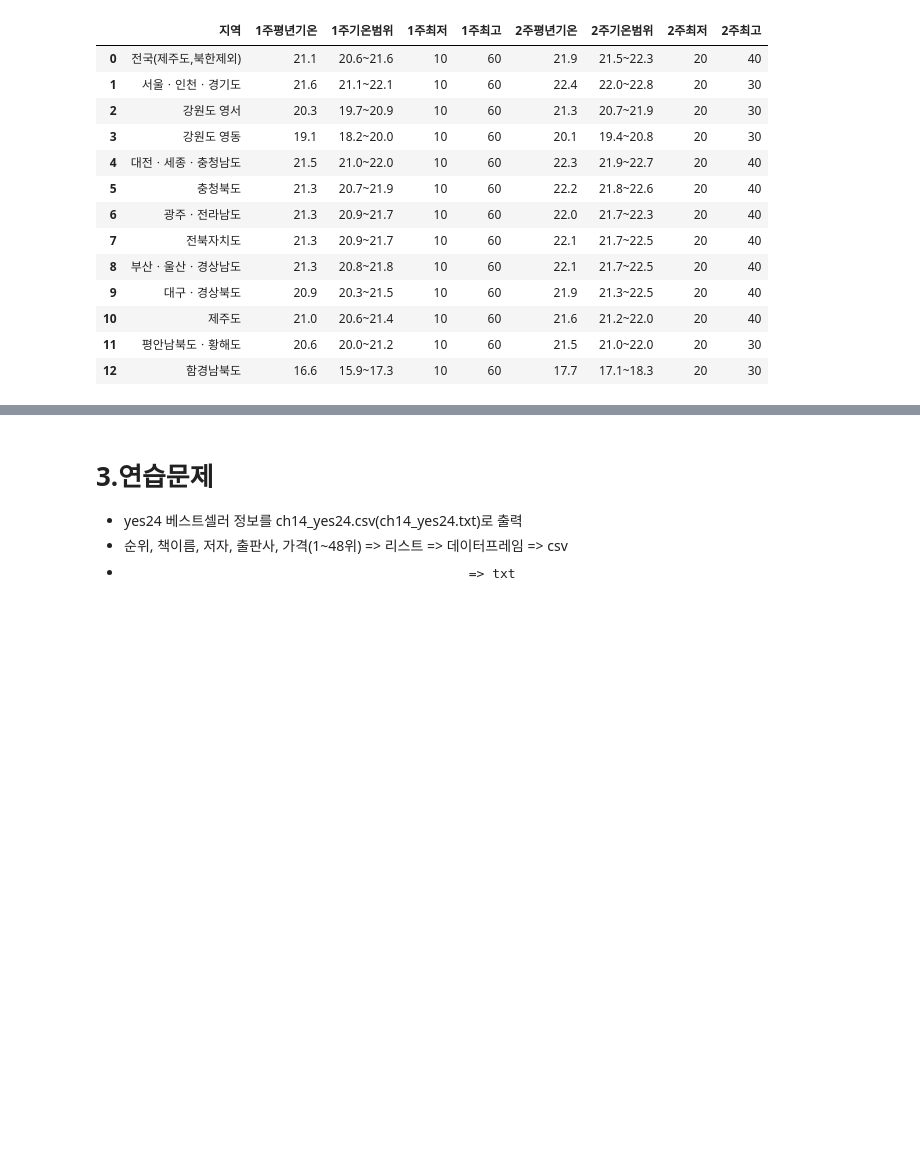
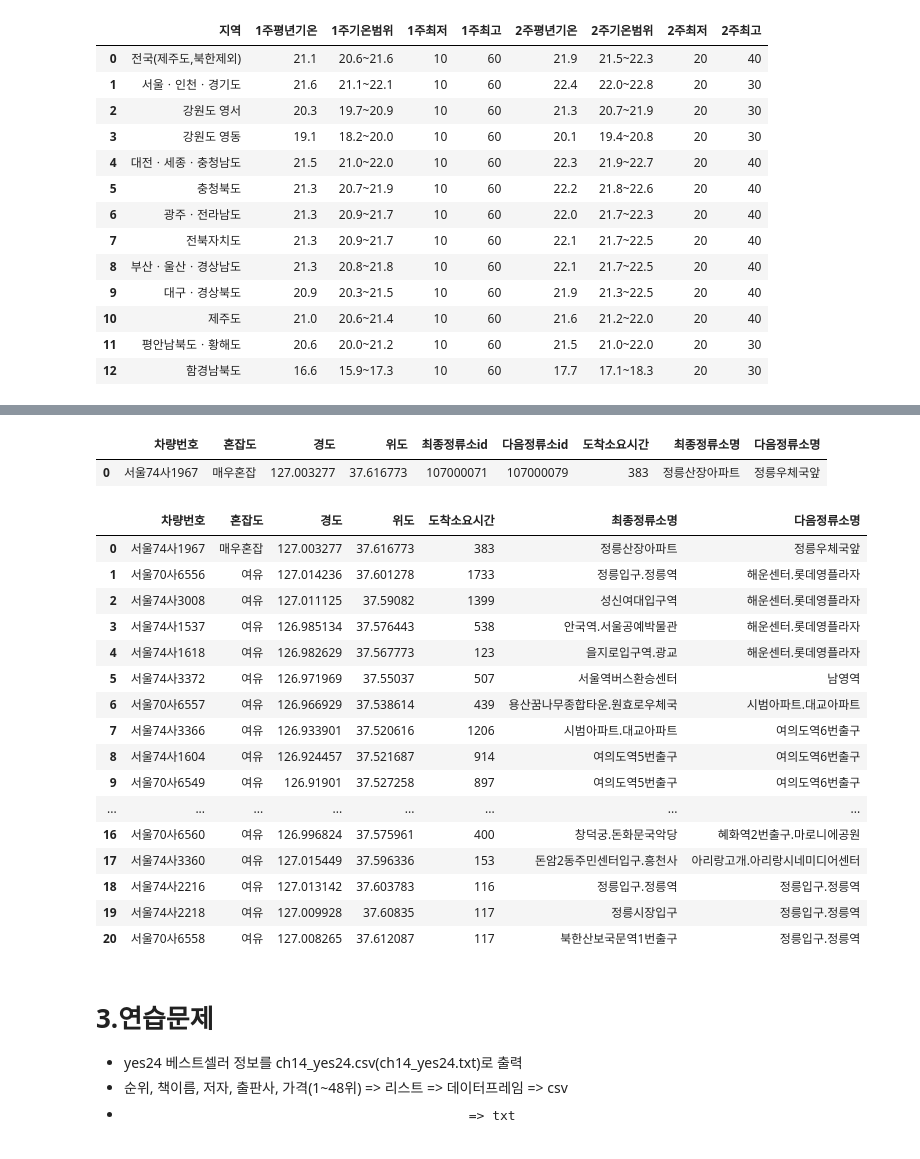
Before and after one commit to jangsh4752/ai_x, a Jupyter notebook: source/01_python/ch14_웹데이터수집1_정적_공공api.ipynb, the cells around one changed output, grey strips where cells are left out. Saved outputs shown, nothing was run; the diff lists cells and outputs as text; code cells hidden in the pictures; blank space fills up the shorter version.

```diff
--- a/source/01_python/ch14_웹데이터수집1_정적_공공api.ipynb
+++ b/source/01_python/ch14_웹데이터수집1_정적_공공api.ipynb
@@ -1173,0 +1219,18 @@ pd.DataFrame(items_list)
+# %%
+import pandas as pd
+url2 = f'http://ws.bus.go.kr/api/rest/busRouteInfo/getStaionByRoute?ServiceKey={key}&busRouteId={busRouteId}'
+print(url2)
+response = requests.get(url2)
+soup = BeautifulSoup(response.text, "xml")
+itemLists = soup.find_all('itemList')
+print(busNum, '번 정류장 개수 : ', len(itemLists))
+bus_station = []
+for itemList in itemLists :
+    # 정류장이름, 정류장id, 경도, 위도
+    stationNm = itemList.find('stationNm').text
+    station   = itemList.find('station').text
+    gpsX      = itemList.find('gpsX').text
+    gpsY      = itemList.find('gpsY').text
+    bus_station.append([stationNm, station, gpsX, gpsY])
+df = pd.DataFrame(bus_station, columns = ['정류소명', 'id', '경도', '위도'])
+df.head()
@@ -1173,0 +1291,5 @@ pd.DataFrame(items_list)
+# %%
+def station_name(row):
+    row['최종정류소명'] = df.loc[df['id'] == row['최종정류소id'], '정류소명'].iloc[0]
+    row['다음정류소명'] = df.loc[df['id'] == row['다음정류소id'], '정류소명'].iloc[0]
+    return row
@@ -1174,3 +1309,32 @@ pd.DataFrame(items_list)
+# %%
+df_pos = df_pos.apply(station_name, axis=1)
+df_pos.sample()
+# %% [output]
+|  | 차량번호 | 혼잡도 | 경도 | 위도 | 최종정류소id | 다음정류소id | 도착소요시간 | 최종정류소명 | 다음정류소명 |
+| 0 | 서울74사1967 | 매우혼잡 | 127.003277 | 37.616773 | 107000071 | 107000079 | 383 | 정릉산장아파트 | 정릉우체국앞 |
+# %%
+# 컬럼명에 id가 포함된 컬럼 제거
+drop_true = df_pos.columns.str.contains('id')
+drop_column_name = df_pos.columns[drop_true]
+df_pos.drop(drop_column_name, axis=1)
+# %% [output]
+|  | 차량번호 | 혼잡도 | 경도 | 위도 | 도착소요시간 | 최종정류소명 | 다음정류소명 |
+| 0 | 서울74사1967 | 매우혼잡 | 127.003277 | 37.616773 | 383 | 정릉산장아파트 | 정릉우체국앞 |
+| 1 | 서울70사6556 | 여유 | 127.014236 | 37.601278 | 1733 | 정릉입구.정릉역 | 해운센터.롯데영플라자 |
+| 2 | 서울74사3008 | 여유 | 127.011125 | 37.59082 | 1399 | 성신여대입구역 | 해운센터.롯데영플라자 |
+| 3 | 서울74사1537 | 여유 | 126.985134 | 37.576443 | 538 | 안국역.서울공예박물관 | 해운센터.롯데영플라자 |
+| 4 | 서울74사1618 | 여유 | 126.982629 | 37.567773 | 123 | 을지로입구역.광교 | 해운센터.롯데영플라자 |
+| 5 | 서울74사3372 | 여유 | 126.971969 | 37.55037 | 507 | 서울역버스환승센터 | 남영역 |
+| 6 | 서울70사6557 | 여유 | 126.966929 | 37.538614 | 439 | 용산꿈나무종합타운.원효로우체국 | 시범아파트.대교아파트 |
+| 7 | 서울74사3366 | 여유 | 126.933901 | 37.520616 | 1206 | 시범아파트.대교아파트 | 여의도역6번출구 |
+| 8 | 서울74사1604 | 여유 | 126.924457 | 37.521687 | 914 | 여의도역5번출구 | 여의도역6번출구 |
+| 9 | 서울70사6549 | 여유 | 126.91901 | 37.527258 | 897 | 여의도역5번출구 | 여의도역6번출구 |
+| ... | ... | ... | ... | ... | ... | ... | ... |
+| 16 | 서울70사6560 | 여유 | 126.996824 | 37.575961 | 400 | 창덕궁.돈화문국악당 | 혜화역2번출구.마로니에공원 |
+| 17 | 서울74사3360 | 여유 | 127.015449 | 37.596336 | 153 | 돈암2동주민센터입구.흥천사 | 아리랑고개.아리랑시네미디어센터 |
+| 18 | 서울74사2216 | 여유 | 127.013142 | 37.603783 | 116 | 정릉입구.정릉역 | 정릉입구.정릉역 |
+| 19 | 서울74사2218 | 여유 | 127.009928 | 37.60835 | 117 | 정릉시장입구 | 정릉입구.정릉역 |
+| 20 | 서울70사6558 | 여유 | 127.008265 | 37.612087 | 117 | 북한산보국문역1번출구 | 정릉입구.정릉역 |
 # %% [markdown]
 # 3.연습문제
 - yes24 베스트셀러 정보를 ch14_yes24.csv(ch14_yes24.txt)로 출력
```
Also changed, not shown: parts of 11 cells of this notebook, 8 other files.
